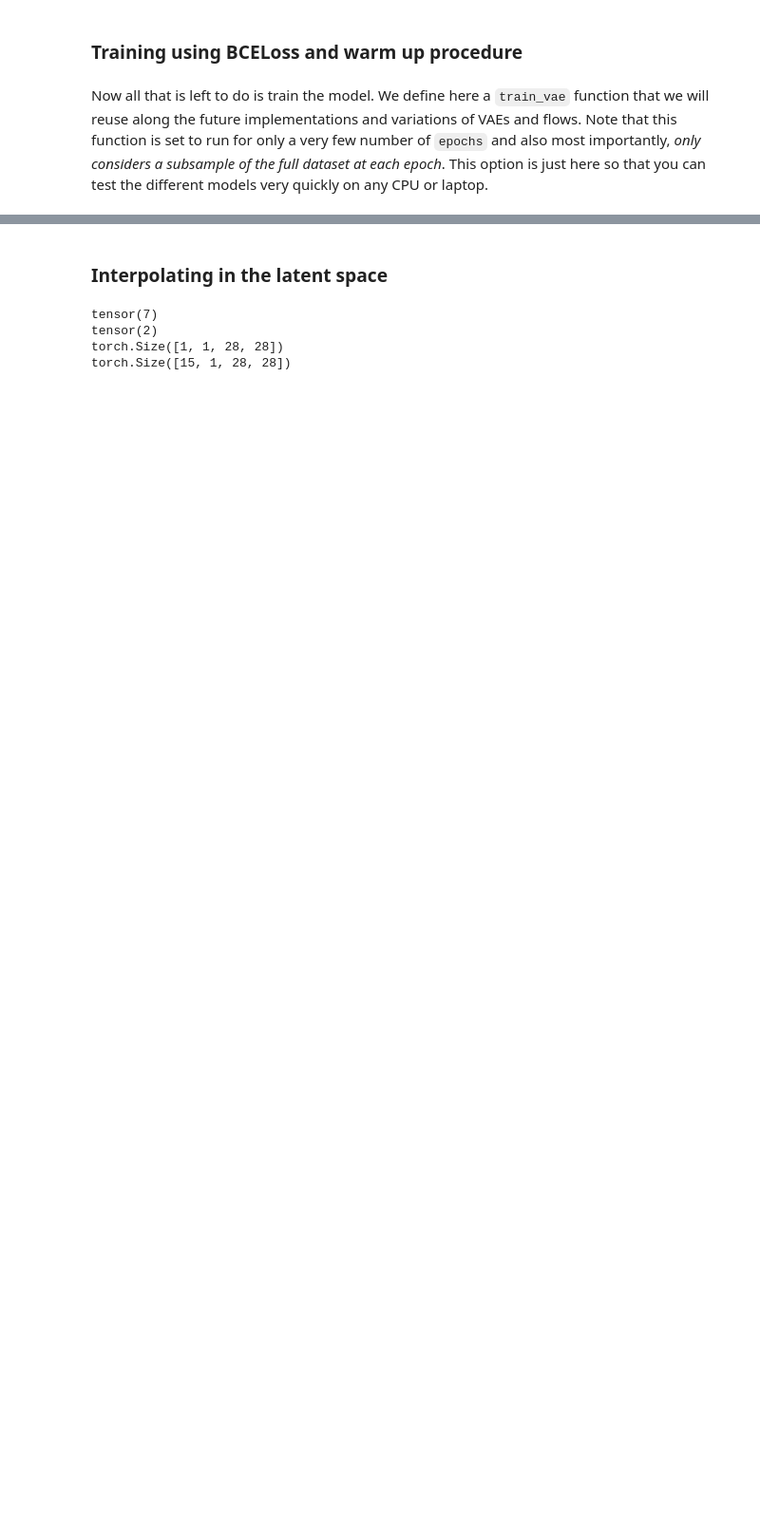
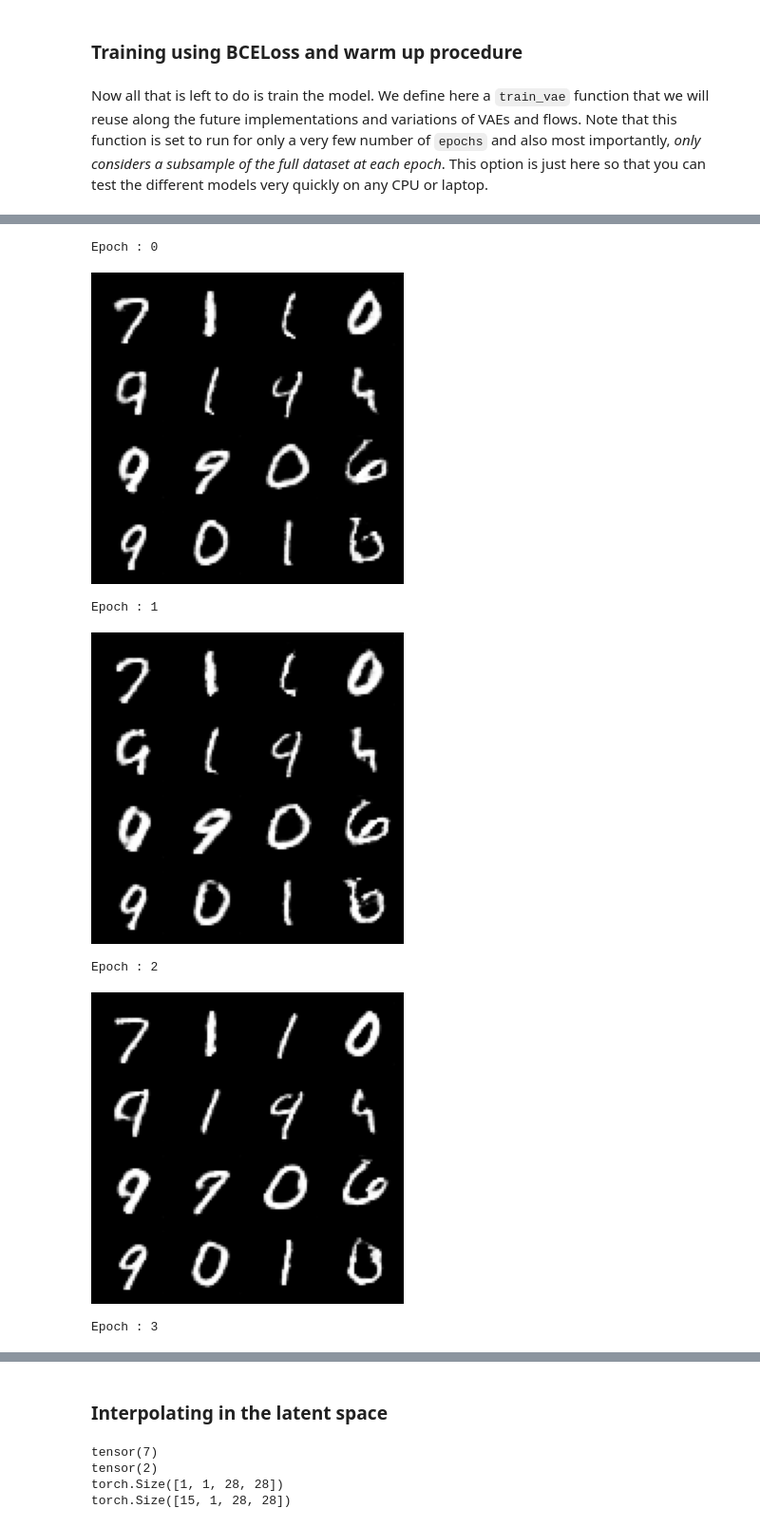
Before and after one commit to gbittencourt/ATIAM2022-timbre-transfer, a Jupyter notebook: Notebooks/VAE_PELADEAU_Come.ipynb, the cells around one changed output, grey strips where cells are left out. Shown at 95% size. Drawn from its saved outputs; the diff is of its cells as text; code cells hidden in the pictures; blank space fills up the shorter version.

```diff
--- a/Notebooks/VAE_PELADEAU_Come.ipynb
+++ b/Notebooks/VAE_PELADEAU_Come.ipynb
@@ -419,0 +372,6 @@ torch.Size([2])
+# %%
+lr = 1e-4
+num_epochs = 50
+loss_function = nn.BCELoss()
+optimizer_discriminator = torch.optim.Adam(discriminator.parameters(), lr=lr)
+optimizer_generator = torch.optim.Adam(model.decoder.parameters(), lr=lr)
@@ -419,0 +432,67 @@ torch.Size([2])
+# %%
+num_epochs = 50
+for epoch in range(num_epochs):
+    for n, (real_samples, mnist_labels) in enumerate(train_loader):
+
+        ######################
+        # YOUR CODE GOES HERE
+        ######################
+
+        #Generating fake samples
+        real_samples = real_samples.to(device)
+
+        z_params =  model.encode(real_samples)
+        z_tilde, kl_div = model.latent(real_samples, z_params)
+
+        fake_samples = model.decoder(z_tilde)
+        real_samples = real_samples.to(device)
+
+
+        real_class = discriminator(real_samples)
+        fake_class = discriminator(fake_samples)
+        #Calculating the discriminator loss
+        dis_desired_real = torch.ones(real_class.size()[0],1).to(device)
+        dis_desired_fake = torch.zeros(fake_class.size()[0],1).to(device)
+        loss_discriminator = loss_function(torch.concat((real_class,fake_class)), torch.concat((dis_desired_real,dis_desired_fake)))
+
+        #Optimizing the discriminator
+        optimizer_discriminator.zero_grad()
+        loss_discriminator.backward()
+        optimizer_discriminator.step()
+
+        #Calculating the generator loss
+        z_params =  model.encode(real_samples)
+        z_tilde, kl_div = model.latent(real_samples, z_params)
+        fake_samples = fake_samples = model.decoder(z_tilde)
+        fake_class = discriminator(fake_samples)
+        gen_desired = torch.ones(fake_class.size()[0],1).to(device)
+        loss_generator = loss_function(fake_class,gen_desired)
+
+        #optimizing the generator
+        optimizer_generator.zero_grad()
+        loss_generator.backward()
+        optimizer_generator.step()
+    # Show loss
+    print(f"Epoch : {epoch}")
+    generate_and_save_images(model, epoch, test_sample)
+    #print(f"Loss D.: {loss_discriminator}")
+    #print(f"Loss G.: {loss_generator}")
+    #generated_samples = generator(latent_space_samples)
+    #generated_samples = generated_samples.cpu().detach()
+
+    #fig = plt.figure(figsize=(20,5))
+    #for i in range(16):
+    #    ax = plt.subplot(1, 16, i+1)
+    #    plt.imshow(generated_samples[i].reshape(28, 28), cmap='gray_r')
+    #    plt.xticks([])
+    #    plt.yticks([])
+    #plt.tight_layout()
+    #plt.show()
+# %% [output]
+Epoch : 0
+[figure, added]
+Epoch : 1
+[figure, added]
+Epoch : 2
+[figure, added]
+Epoch : 3
```
Also changed, not shown: parts of 22 cells of this notebook, 4 other files.
